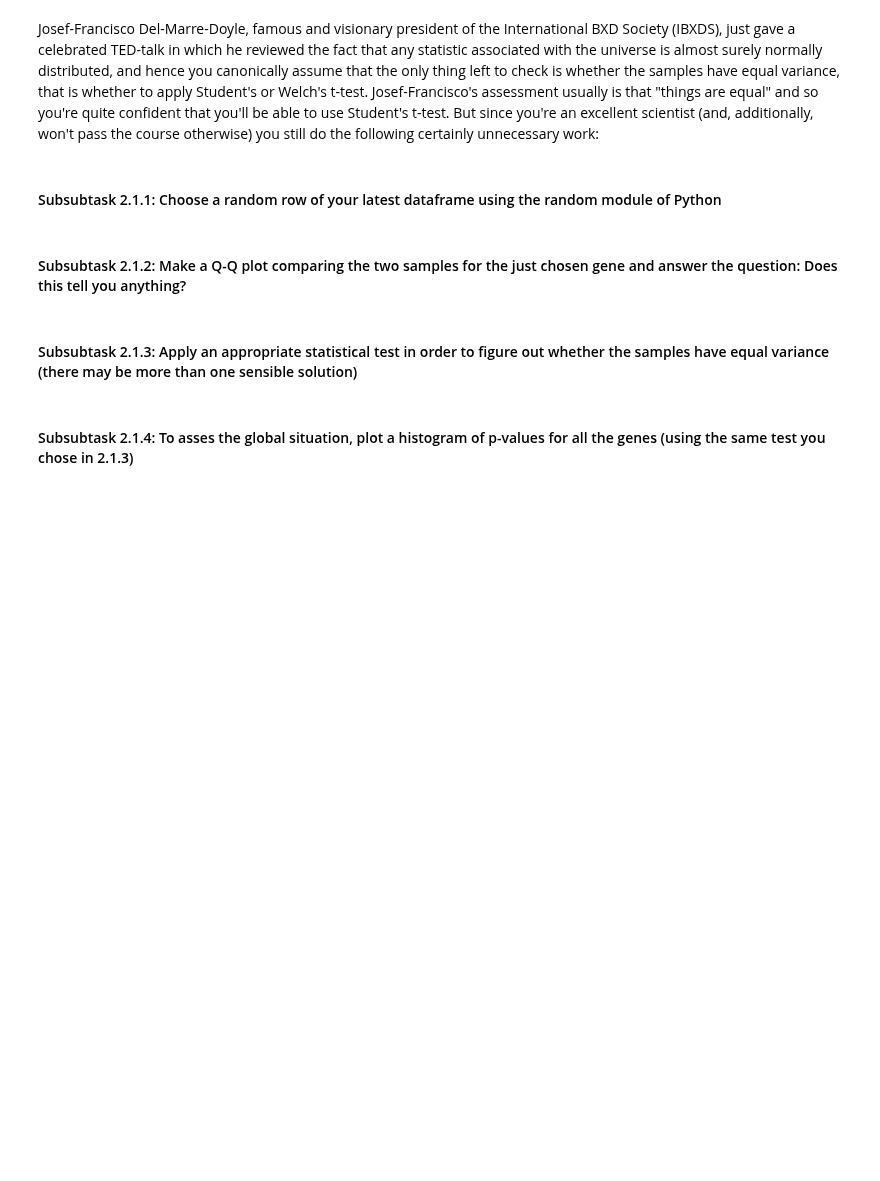
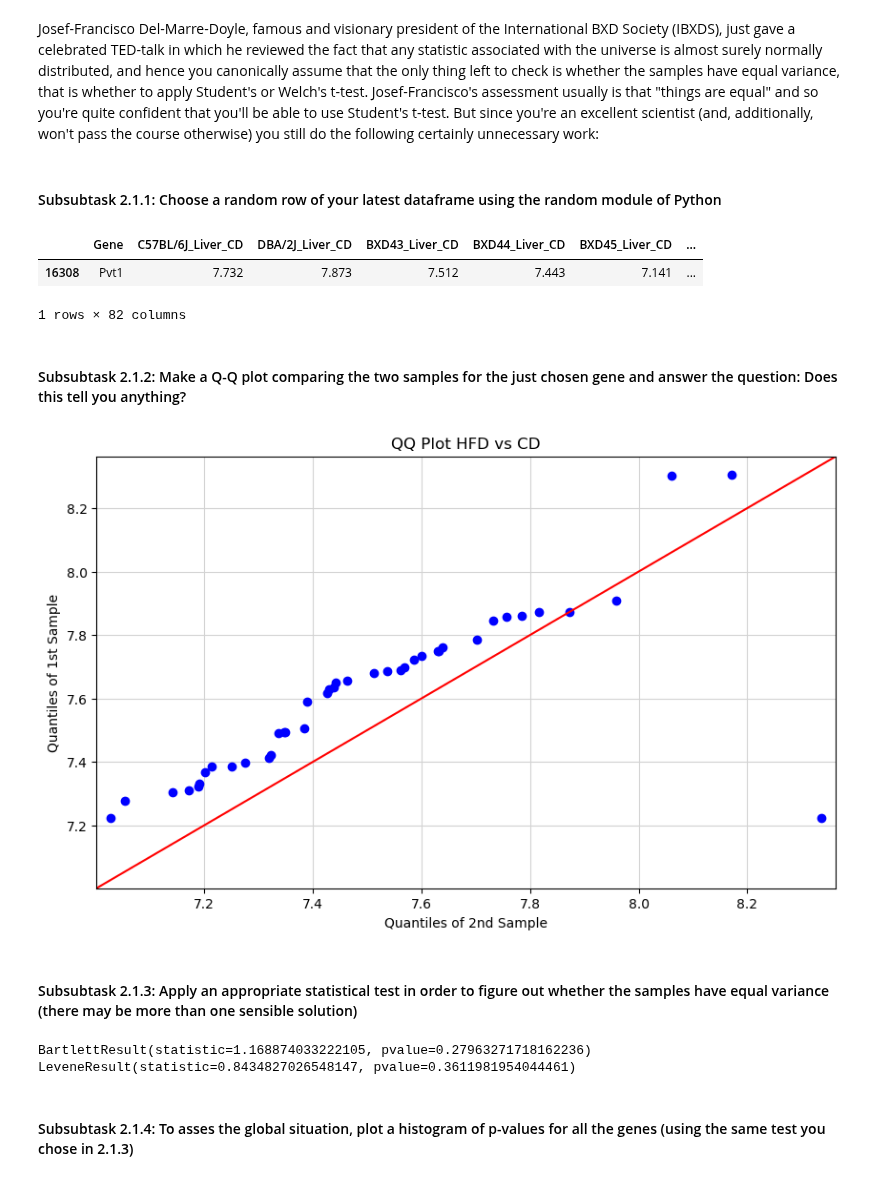
Before and after one commit to TrisKast/DataScience-Bioinformatics, a Jupyter notebook: notebooks/Day56_DE_Analysis.ipynb, the cells around one changed output. Cells and saved outputs as stored; diff of their text form; code cells hidden in the pictures; blank space fills up the shorter version.

```diff
--- a/notebooks/Day56_DE_Analysis.ipynb
+++ b/notebooks/Day56_DE_Analysis.ipynb
@@ -165,10 +171,51 @@ http://statsmodels.sourceforge.net/stable/graphics.html
 Josef-Francisco Del-Marre-Doyle, famous and visionary president of the International BXD Society (IBXDS), just gave a celebrated TED-talk in which he reviewed the fact that any statistic associated with the universe is almost surely normally distributed, and hence you canonically assume that the only thing left to check is whether the samples have equal variance, that is whether to apply Student's or Welch's t-test. Josef-Francisco's assessment usually is that "things are equal" and so you're quite confident that you'll be able to use Student's t-test. But since you're an excellent scientist (and, additionally, won't pass the course otherwise) you still do the following certainly unnecessary work:
 # %% [markdown]
 #### Subsubtask 2.1.1: Choose a random row of your latest dataframe using the random module of Python
+# %%
+# choose a random row from dataframe
+random_row = data.sample(1)
+
+# print chosen row
+random_row
+# %% [output]
+|  | Gene | C57BL/6J_Liver_CD | DBA/2J_Liver_CD | BXD43_Liver_CD | BXD44_Liver_CD | BXD45_Liver_CD | ... |
+| 16308 | Pvt1 | 7.732 | 7.873 | 7.512 | 7.443 | 7.141 | ... |
+1 rows × 82 columns
 # %% [markdown]
 #### Subsubtask 2.1.2: Make a Q-Q plot comparing the two samples for the just chosen gene and answer the question: Does this tell you anything?
+# %%
+def qqplot(x_, y_, title='QQ Plot'):
+
+    # prepare plot
+    plt.figure(figsize=(10,6), dpi=100)
+    ax = plt.gca()
+    ax.set_title(title)
+    ax.set_xlabel('Quantile 1st sample')
+    ax.set_ylabel('Quantile 2nd sample')
+    plt.grid(True, color="lightgrey")
+
+    # Plot qq-plot and 45° angle bisector
+    qqplot_2samples(x_.values, y_.values, ax=ax, line="45")
+    plt.show()
+# %%
+# get CD diet values
+cd_diet = random_row.filter(regex='CD')
+
+# get HFD diet values
+hfd_diet = random_row.filter(regex='HFD')
+
+# produce qq-plot
+qqplot(hfd_diet, cd_diet, title='QQ Plot HFD vs CD')
+# %% [output]
+[figure, added]
 # %% [markdown]
 #### Subsubtask 2.1.3: Apply an appropriate statistical test in order to figure out whether the samples have equal variance (there may be more than one sensible solution)
+# %%
+print(bartlett(*hfd_diet.values, *cd_diet.values))
+print(levene(*hfd_diet.values, *cd_diet.values))
+# %% [output]
+BartlettResult(statistic=1.168874033222105, pvalue=0.27963271718162236)
+LeveneResult(statistic=0.8434827026548147, pvalue=0.3611981954044461)
 # %% [markdown]
 #### Subsubtask 2.1.4: To asses the global situation, plot a histogram of p-values for all the genes (using the same test you chose in 2.1.3)
 # %% [markdown]
```
Also changed, not shown: parts of 4 cells of this notebook.
